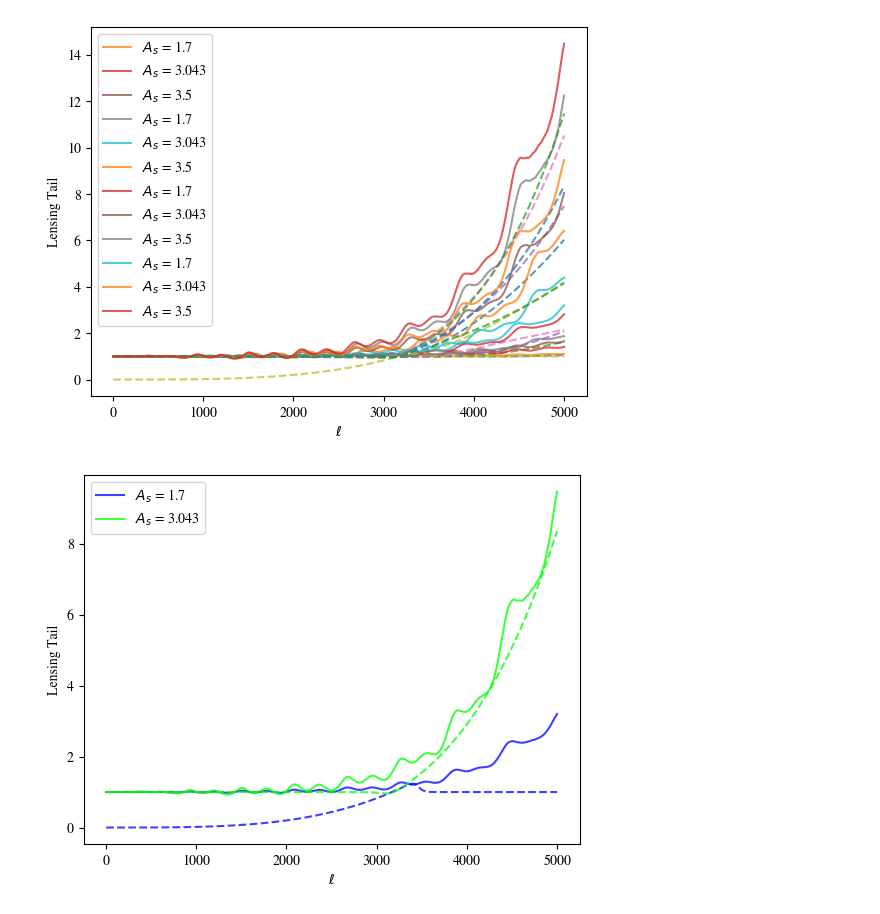
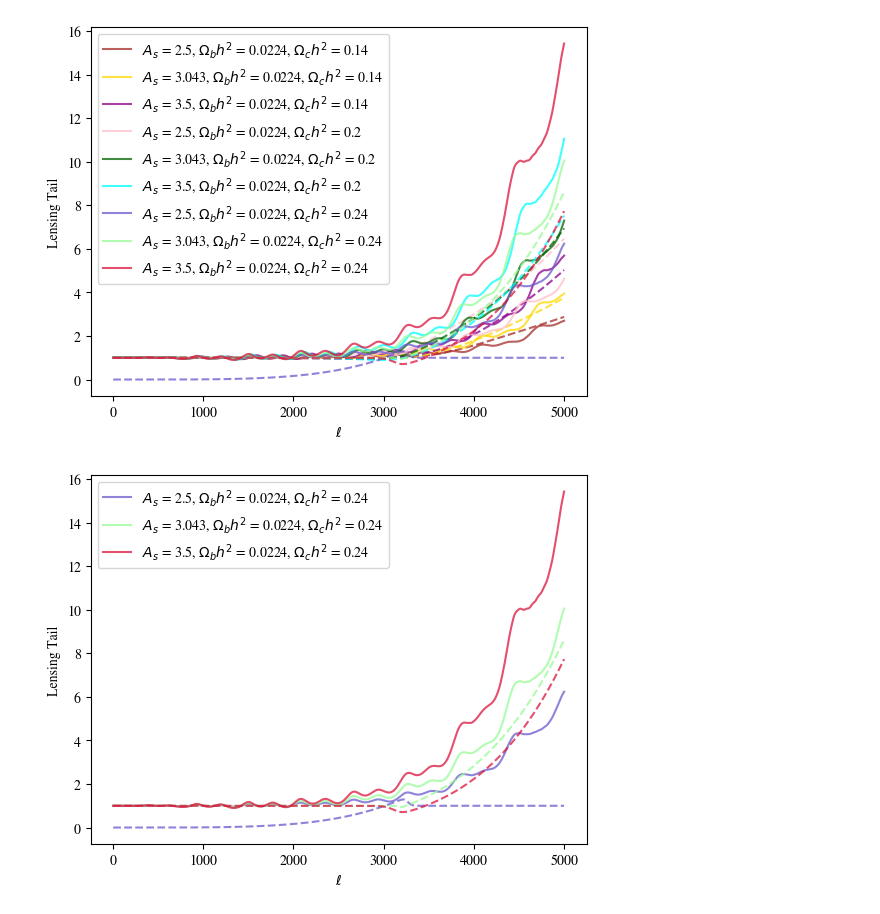
Before and after one commit to flapbat/cmb_lensing_tail, a Jupyter notebook: cross_correlation.ipynb, the cells around one changed output. Cells and saved outputs as stored; diff of their text form; code cells hidden in the pictures.

```diff
--- a/cross_correlation.ipynb
+++ b/cross_correlation.ipynb
@@ -18,10 +18,15 @@ def get_lensing_camb(_ombh2, _omch2, _As):
 _as = [ 1.7, 3.043, 3.5,  1.7, 3.043, 3.5,  1.7, 3.043, 3.5,  1.7, 3.043, 3.5]
 _ombs = [0.0224,0.0224,0.0224,0.0224,0.0224,0.0224,0.0224,0.0224,0.0224,0.0224,0.0224,0.0224,]
 _omcs = [0.07,0.07,0.07,0.15,0.15,0.15,0.21,0.21,0.21,0.23,0.23,0.23]
+
+_as = [ 2.5, 3.043, 3.5,2.5, 3.043, 3.5,  2.5, 3.043, 3.5]
+_ombs = [0.0224,0.0224,0.0224,0.0224,0.0224,0.0224,0.0224,0.0224,0.0224,0.0224,0.0224,0.0224,0.0224,0.0224,0.0224]
+_omcs = [0.14,0.14,0.14, 0.20, 0.20, 0.20, 0.24, 0.24, 0.24]
+
 ells = np.array([l for l in range(2, lm)])
 n = len(_as)
 lensings_camb = [get_lensing_camb(_ombs[i], _omcs[i],_as[i]) for i in range(n)]
-label_key = ["$A_s$ = " + str(_as[i]) for i in range(n)]
+label_key = ["$A_s$ = " + str(_as[i]) + ", $\\Omega_bh^2$ = " + str(_ombs[i]) + ", $\\Omega_ch^2$ = " + str(_omcs[i]) for i in range(n)]
 fid_ombh2 = 0.0224
 fid_omch2 = 0.12
 # %%
@@ -30,12 +35,12 @@ def lensing_tail_fit(ell, ombh2, omch2, a):
     x1 = ombh2/fid_ombh2 -1
     x5 = a / 3.043 - 1
 
-    beta_1 = 0.6838 * (1 + -0.14316  * x2  + 0.21621 * x2**2 + 0.39298564 * x1 + 0.78419961  * x1**2 + 0.00295 * x5 + 0.0772 * x5**2)
-    beta_2 = 2803.1562 * (1 + -0.1925  * x2 + 0.33984  * x2**2 + 0.31718478 * x1 + 0.37792516 * x1 **2 +0.01288  * x5 + -0.1299 * x5**2)
+    beta_1 = 0.6838 * (1 + -0.14316  * x2  + 0.21621 * x2**2 + -0.04256699 * x1 + 0.00295 * x5 + 0.0772 * x5**2 + -2.75811397 * x2 * x5)
+    beta_2 = 2803.1562 * (1 + -0.1925  * x2 + 0.33984  * x2**2 + 0.01274244 * x1 + 0.00465607 * x1**2 +0.01288  * x5 + -0.1299 * x5**2)
 
-    beta_3 = 3752.098 * (1 + -0.49117 * x2 + 0.3637 * x2**2 + 0.40180848   * x1 + -0.21222079 * x1**2 + -0.1017 * x5 + 0.1915  * x5**2)
-    beta_4 = 407.009 * (1 + -0.879 * x2 + -0.3132 *x2**2 + 1.03673054 * x1 + 0.92216036  * x1**2 + 0.5307 * x5 + 0.1483 * x5**2)
-    alpha = 2.5867 *(1 + 0.7702 * x2 + 0.3882 * x2 **2 + -1.17729283 * x1 + 0.27630538   * x1**2 + 1.4088  * x5 + 0.7482    * x5**2)
+    beta_3 = 3752.098 * (1 + -0.49117 * x2 + 0.3637 * x2**2 + 0.4959597  * x1 + 0.25204221 * x1**2 + -0.1017 * x5 + 0.1915  * x5**2 )
+    beta_4 = 407.009 * (1 + -0.879 * x2 + -0.3132 *x2**2 + 0.39838899 * x1 + -0.69752433 * x1**2 + 0.5307 * x5 + 0.1483 * x5**2 )
+    alpha = 2.5867 *(1 + 0.7702 * x2 + 0.3882 * x2 **2  + -0.98242872 * x1 + 1.15253038 * x1**2 + 1.4088  * x5 + 0.7482    * x5**2 )
 
     sigm = (1 + np.exp(-(ell-beta_3)/beta_4))**(-1)
 
@@ -47,22 +52,22 @@ def lensing_tail_fit(ell, ombh2, omch2, a):
 # %%
 lensings_fit = [lensing_tail_fit(ells, _ombs[i], _omcs[i],_as[i]) for i in range(n)]
 # %%
-color_key = ["brown","gold","darkmagenta", "pink", "darkgreen", "aqua", "slateblue", "palegreen", "crimson", "blue", "lime"]
+color_key = ["brown","gold","darkmagenta", "pink", "darkgreen", "aqua", "slateblue", "palegreen", "crimson", "blue", "lime", "black", "cyan", "lightcoral", "grey", "midnight blue"]
 for i in range(n):
-    plt.plot(ells, lensings_fit[i], linestyle = "dashed", alpha = 0.75)
-    plt.plot(ells, lensings_camb[i],  label = label_key[i], alpha = 0.75)
+    plt.plot(ells, lensings_fit[i], color = color_key[i], linestyle = "dashed", alpha = 0.75)
+    plt.plot(ells, lensings_camb[i],  color = color_key[i], label = label_key[i], alpha = 0.75)
 plt.xlabel("$\\ell$")
 plt.ylabel("Lensing Tail")
 #plt.ylim(0.9,3)
 plt.legend()
 plt.show()
-for i in [9,10]:
+for i in [6, 7,8]:
     plt.plot(ells, lensings_fit[i], color = color_key[i], linestyle = "dashed", alpha = 0.75)
     plt.plot(ells, lensings_camb[i], color = color_key[i], label = label_key[i], alpha = 0.75)
 plt.legend()
 plt.xlabel("$\\ell$")
 plt.ylabel("Lensing Tail")
 plt.show()
 # %% [output]
-[figure, old version]
+[figure, new version]
-[figure, old version]
+[figure, new version]
```
Also changed, not shown: 11 other files.
